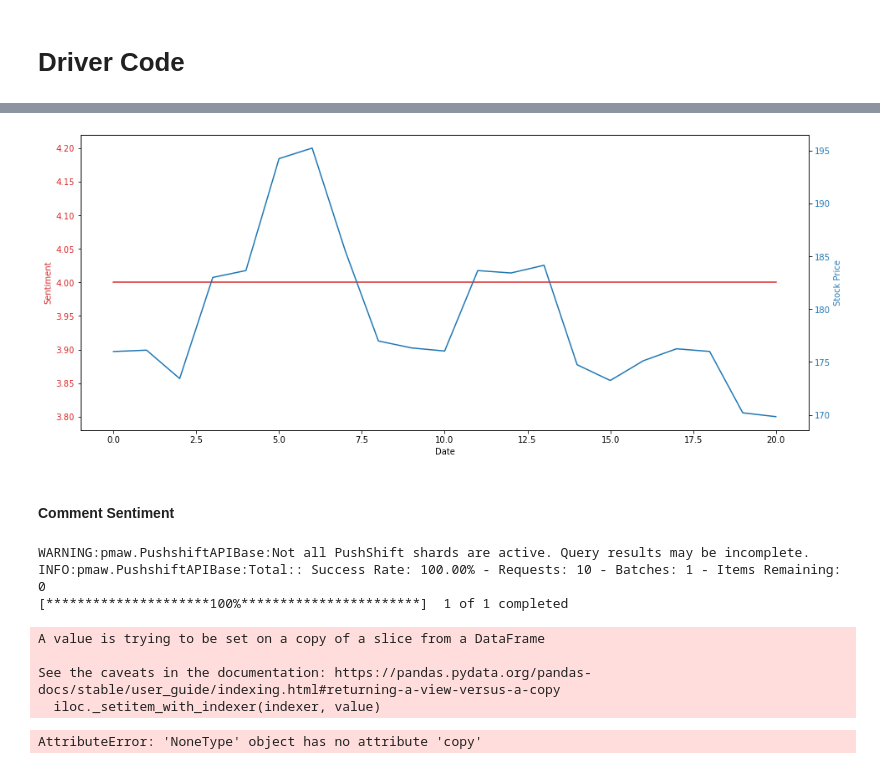
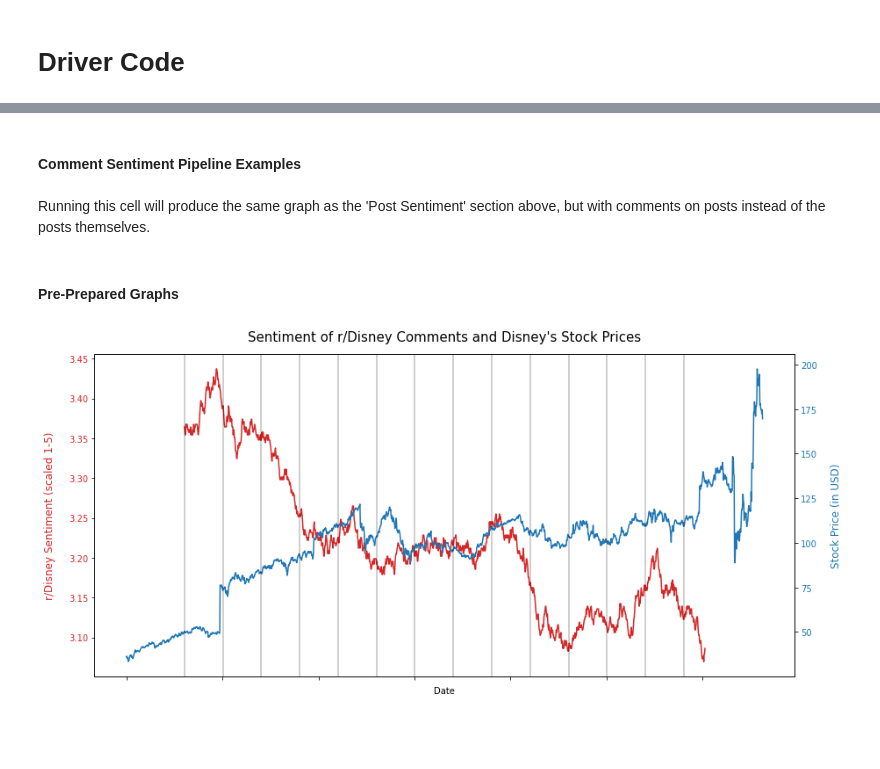
Before and after one commit to keekss/reddit-stock-sentiment, a Jupyter notebook: Reddit_Sentiment_vs_Stock_API.ipynb, the cells around one changed output, grey strips where cells are left out. Saved outputs shown, nothing was run; the diff lists cells and outputs as text; code cells hidden in the pictures; blank space fills up the shorter version.

Commit message:
updated pipeline

```diff
--- a/Reddit_Sentiment_vs_Stock_API.ipynb
+++ b/Reddit_Sentiment_vs_Stock_API.ipynb
@@ -580,40 +602,45 @@ def plot(data, window_size, slide_size):
 ## 6. Final Graphing
 # %% [markdown]
 This was code we added to utilize the ASAP API and produce graphs with the smoothed sentiment data.
+# %%
+def getSmoothedDataFrame(input_file, smoothed_list, smoothed_range):
+  smoothed_df = pd.read_csv(input_file)
+  smoothed_df = smoothed_df[smoothed_range[0]:smoothed_range[-1]+1].copy()
+  smoothed_df['Sentiment'] = smoothed_list
+  return smoothed_df
 # %%
-#https://matplotlib.org/stable/gallery/subplots_axes_and_figures/two_scales.html
-
-# Plot time series of two different sets of data
-def plot_multiple(dataToSmooth, dataToCompare, window_size, slide_size):
+def plot_multiple(dataToSmooth, dataToCompare, window_size, slide_size, plot_name, finance_label):
     temp = SMA(dataToSmooth, slide_size, slide_size)
     smoothed = SMA(temp, window_size, 1)
     smoothed_range = range(int(window_size/2), int(window_size/2) + len(smoothed))
 
-    # print(smoothed_range)
-
     fig, ax1 = plt.subplots()
 
     color1 = 'tab:red'
-    ax1.set_xlabel('Date')
-    ax1.set_ylabel('Sentiment', color=color1)
+    ax1.set_xlabel('Date') # used for both plots
+    ax1.set_xticklabels([])
+    ax1.set_ylabel('r/Disney Sentiment (scaled 1-5)', color=color1, fontsize=12, labelpad=15)
     ax1.plot(smoothed_range, smoothed, color=color1, linestyle='-', linewidth=1.5)
     ax1.tick_params(axis='y', labelcolor=color1)
 
     ax2 = ax1.twinx()  # instantiate a second axes that shares the same x-axis
 
     color2 = 'tab:blue'
-    ax2.set_ylabel('Stock Price', color=color2)  # we already handled the x-label with ax1
+    ax2.set_ylabel(finance_label, color=color2, fontsize=12, labelpad=15)
     ax2.plot(dataToCompare, color=color2, linestyle='-', linewidth=1.5)
     ax2.tick_params(axis='y', labelcolor=color2)
 
-    # for i in []:
-    #   plt.axvline(i, color='black')
+    for i in range(smoothed_range[0], smoothed_range[-1], 100):
+      plt.axvline(i, color=(0,0,0,0.25))
 
     fig.tight_layout(w_pad=1)  # otherwise the right y-label is slightly clipped
     fig.set_size_inches(16, 6)
+    plt.title(plot_name, fontsize=15, pad=15)
     plt.show()
+
+    return smoothed, smoothed_range
 # %%
-def sentimentVsFinance(sentiment_input_file, finance_input_file, normalize_finance=False):
+def sentimentVsFinance(sentiment_input_file, finance_input_file, plot_name, normalize_finance=False):
   # load data
   sentiment_data = load_csv(sentiment_input_file)
   sentiment_data_int = [int(a) for a in sentiment_data]
@@ -621,10 +648,16 @@ def sentimentVsFinance(sentiment_input_file, finance_input_file, normalize_finan
   # normalize stock prices
   if normalize_finance == True:
     finance_data = [np.log(x) for x in finance_data]
+    finance_label = 'Natural Log of Stock Price (in USD)'
+  else:
+    finance_label = 'Stock Price (in USD)'
+
   # graph data
   window_size, slide_size = smooth_ASAP(sentiment_data_int, resolution=1920)
   # print("Window Size: ", window_size)
-  plot_multiple(sentiment_data, finance_data, window_size, slide_size)
+  smoothed, smoothed_range = plot_multiple(sentiment_data, finance_data, window_size, slide_size, plot_name, finance_label)
+
+  return getSmoothedDataFrame(sentiment_input_file, smoothed, smoothed_range)
 # %% [markdown]
 # Driver Code
 # %% [markdown]
@@ -662,10 +687,10 @@ graphable_sentiment, graphable_finance = getUsableData('', '', 'graphable_sentim
 # %%
 # Graph data
-sentimentVsFinance('graphable_sentiment.csv', 'graphable_finance.csv')
+smoothed_df = sentimentVsFinance('graphable_sentiment.csv', 'graphable_finance.csv')
-# %% [output]
-[figure, removed]
 # %% [markdown]
-#### Comment Sentiment
+#### Comment Sentiment Pipeline Examples
+# %% [markdown]
+Running this cell will produce the same graph as the 'Post Sentiment' section above, but with comments on posts instead of the posts themselves.
 # %%
 # This does the same as the above cells, but for comments instead of posts
 raw_reddit_comments_df = getRedditData('Disney', 'raw_disney_comments.csv', is_posts=False, content_limit=1000)
@@ -675,13 +700,11 @@ reddit_comments_and_sentiment_df = getSentiment('', 'disney_comments_w_sentiment
 reddit_sentiment_df = getDateAndSentiment('disney_comments_w_sentiment.csv', 'disney_sentiment.csv')
 graphable_sentiment, graphable_finance = getUsableData('', '', 'graphable_sentiment.csv', 'graphable_finance.csv', reddit_sentiment_df, raw_finance_df)
 sentimentVsFinance('graphable_sentiment.csv', 'graphable_finance.csv')
-sentimentVsFinance('graphable_sentiment.csv', 'graphable_finance.csv', True)
+smoothed_df = sentimentVsFinance('graphable_sentiment.csv', 'graphable_finance.csv', True)
-# %% [output]
-WARNING:pmaw.PushshiftAPIBase:Not all PushShift shards are active. Query results may be incomplete.
-INFO:pmaw.PushshiftAPIBase:Total:: Success Rate: 100.00% - Requests: 10 - Batches: 1 - Items Remaining: 0
-[*********************100%***********************]  1 of 1 completed
-A value is trying to be set on a copy of a slice from a DataFrame
-
-See the caveats in the documentation: https://pandas.pydata.org/pandas-docs/stable/user_guide/indexing.html#returning-a-view-versus-a-copy
-  iloc._setitem_with_indexer(indexer, value)
-AttributeError: 'NoneType' object has no attribute 'copy'
+# %% [markdown]
+#### Pre-Prepared Graphs
+# %%
+# Sentiments from Posts
+smoothed_df = sentimentVsFinance('GRAPHABLE_POST_SENTIMENT.csv', 'POST_FINANCE.csv', 'Sentiment of r/Disney Comments and Disney\'s Stock Prices')
+# %% [output]
+[figure, added]
```
Also changed, not shown: parts of 20 cells of this notebook, 3 other files.
